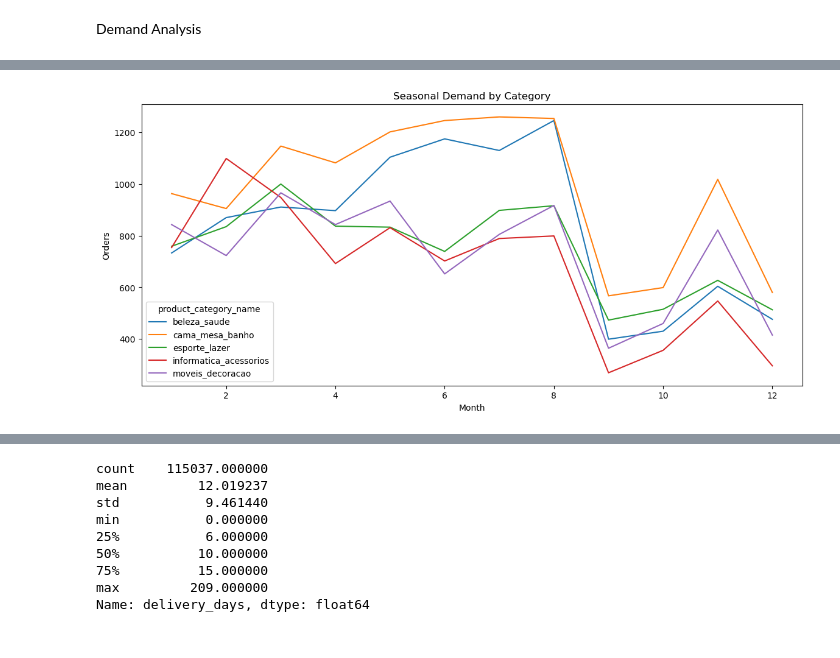
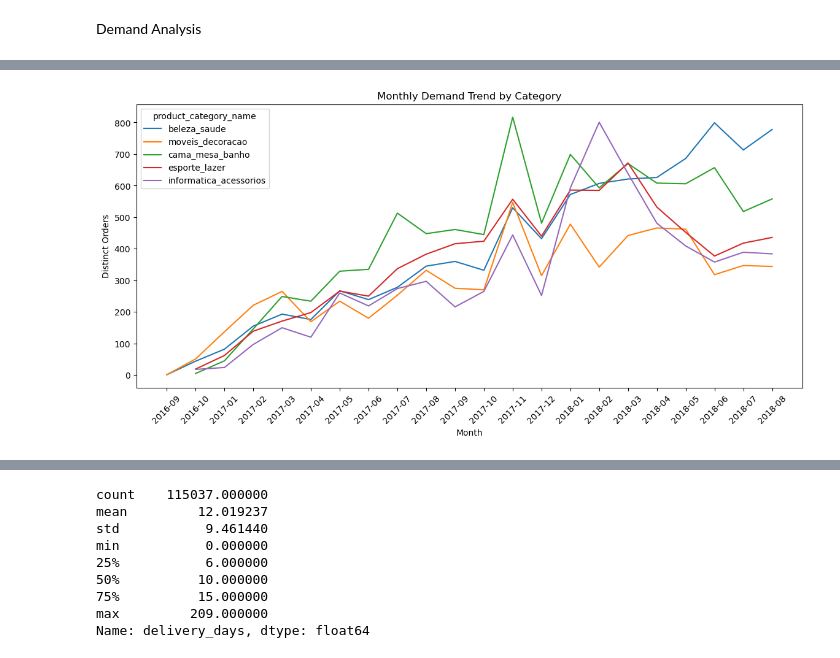
Before and after one commit to sabinamagar7-maker/ecommerce-pricing-customer-analysis, a Jupyter notebook: Notebook/_02_Data_Analysis.ipynb, the cells around one changed output, grey strips where cells are left out. Saved outputs shown, nothing was run; the diff lists cells and outputs as text; code cells hidden in the pictures.

```diff
--- a/Notebook/_02_Data_Analysis.ipynb
+++ b/Notebook/_02_Data_Analysis.ipynb
@@ -356,18 +381,0 @@ The Revenue Trend shows a period of high but fluctuating revenue, a strong upwar
-# %%
-#Demand by Product Category
-
-
-#Aggregate category demand
-category_demand = df.groupby(
-    'product_category_name'
-)['order_id'].count().reset_index()
-
-category_demand.columns = [
-    'category',
-    'order_volume'
-]
-
-category_demand = category_demand.sort_values(
-    by='order_volume',
-    ascending=False
-)
@@ -394,9 +384,10 @@ plt.show()
 df['purchase_month'] = (
     df['order_purchase_timestamp'].dt.month
 )
+
 monthly_category = df.groupby(
-    ['purchase_month', 'product_category_name']
-)['order_id'].count().reset_index()
+    ['order_month', 'product_category_name']
+)['order_id'].nunique().reset_index()
 
 
 #select top categories
@@ -404,24 +395,26 @@ top_categories = category_demand.head(5)['category']
 # %%
 #filtered categories
 monthly_category_filtered = monthly_category[
     monthly_category['product_category_name']
     .isin(top_categories)
 ]
 
 #Visualization
 plt.figure(figsize=(14,6))
 
 sns.lineplot(
     data=monthly_category_filtered,
-    x='purchase_month',
+    x='order_month',
     y='order_id',
     hue='product_category_name'
 )
 
-plt.title('Seasonal Demand by Category')
+plt.xticks(rotation=45)
+
+plt.title('Monthly Demand Trend by Category')
 plt.xlabel('Month')
-plt.ylabel('Orders')
+plt.ylabel('Distinct Orders')
 
 plt.show()
 # %% [output]
-[figure, old version]
+[figure, new version]
```
Also changed, not shown: parts of 17 cells of this notebook.
